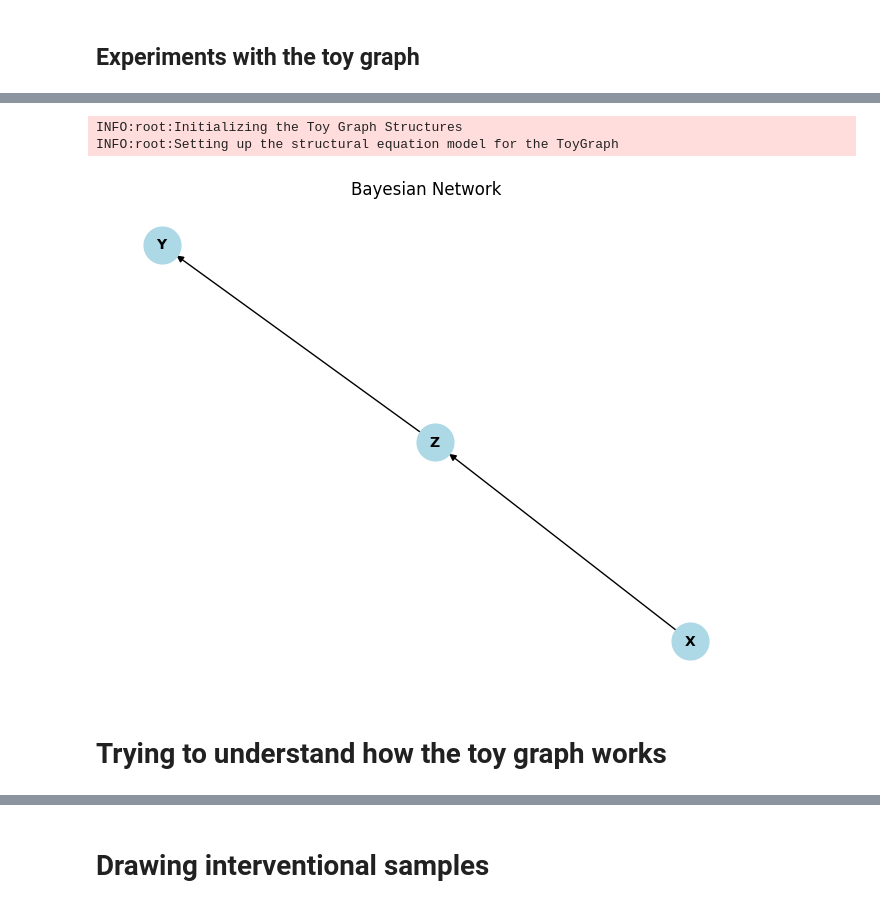
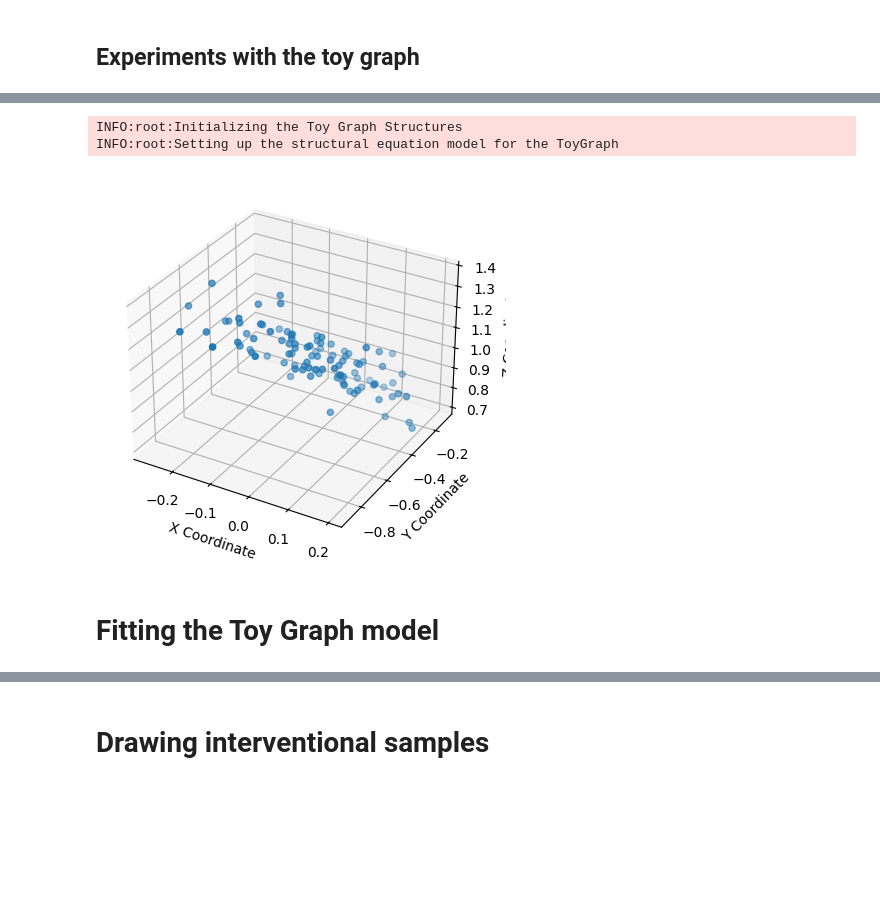
Before and after one commit to FearTheDeer9/AmortizedBayesianOptimization, a Jupyter notebook: experiments/toy_experiment.ipynb, the cells around one changed output, grey strips where cells are left out. Cells and saved outputs as stored; diff of their text form; code cells hidden in the pictures; blank space fills up the shorter version.

```diff
--- a/experiments/toy_experiment.ipynb
+++ b/experiments/toy_experiment.ipynb
@@ -13,12 +18,33 @@ warning in choleskies: failed to import cython module: falling back to numpy
-# %%
-toy_graph = ToyGraph()
-toy_graph.show_graphical_model()
-# %% [output]
-INFO:root:Initializing the Toy Graph Structures
-INFO:root:Setting up the structural equation model for the ToyGraph
-[figure, removed]
-# %% [markdown]
-# Trying to understand how the toy graph works
+# %%
+from utils.sem_sampling import sample_model
+from utils.graph_utils.toy_graph import ToyGraph
+import matplotlib.pyplot as plt
+from mpl_toolkits.mplot3d import Axes3D
+import numpy as np
+
+graph = ToyGraph()
+samples = sample_model(graph.SEM())
+
+# Creating a 3D scatter plot
+fig = plt.figure()
+ax = fig.add_subplot(111, projection='3d')
+
+# Scatter plot
+ax.scatter(samples['X'], samples['Y'], samples['Z'])
+
+# Adding labels
+ax.set_xlabel('X Coordinate')
+ax.set_ylabel('Y Coordinate')
+ax.set_zlabel('Z Coordinate')
+
+# Display the plot
+plt.show()
+# %% [output]
+INFO:root:Initializing the Toy Graph Structures
+INFO:root:Setting up the structural equation model for the ToyGraph
+[figure, added]
+# %% [markdown]
+# Fitting the Toy Graph model
 # %%
 from utils.graph_utils.toy_graph import ToyGraph
 from utils.sem_sampling import sample_model
```
Also changed, not shown: parts of 6 cells of this notebook, 8 other files.
